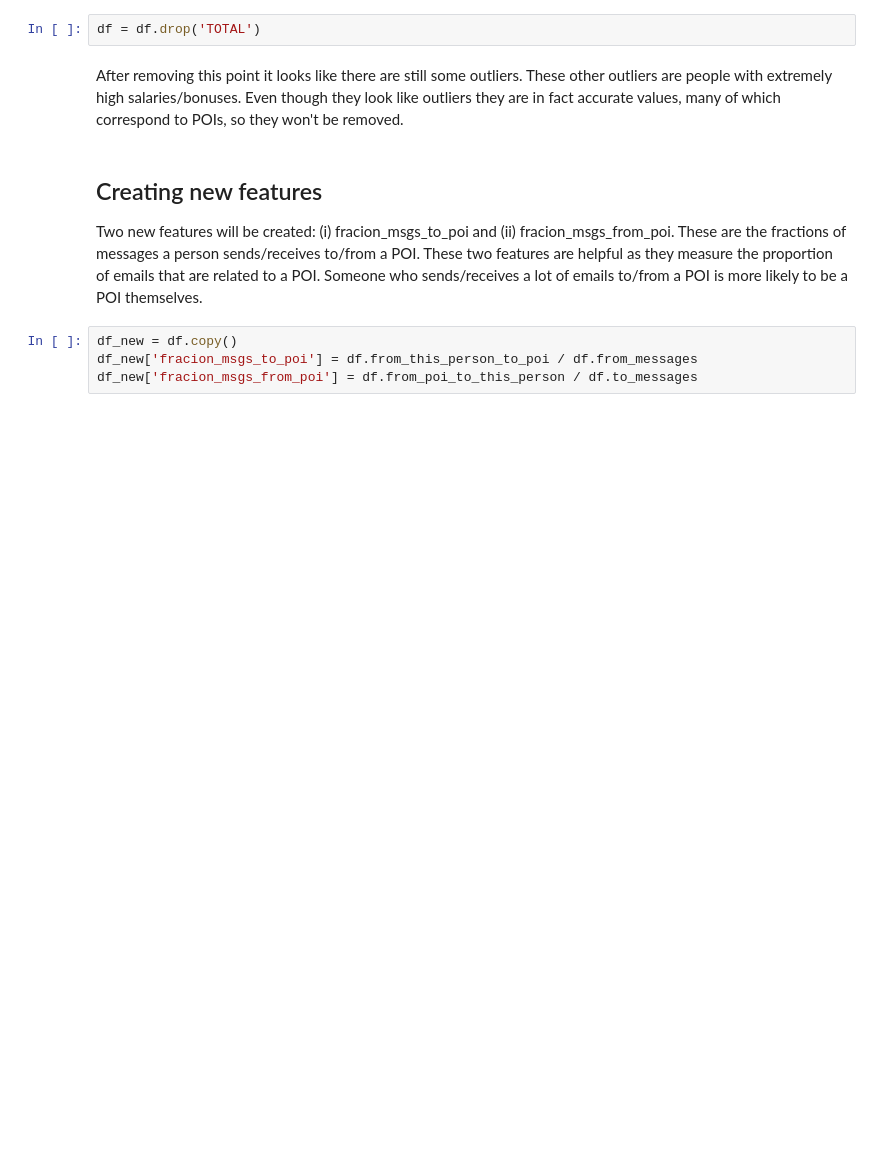
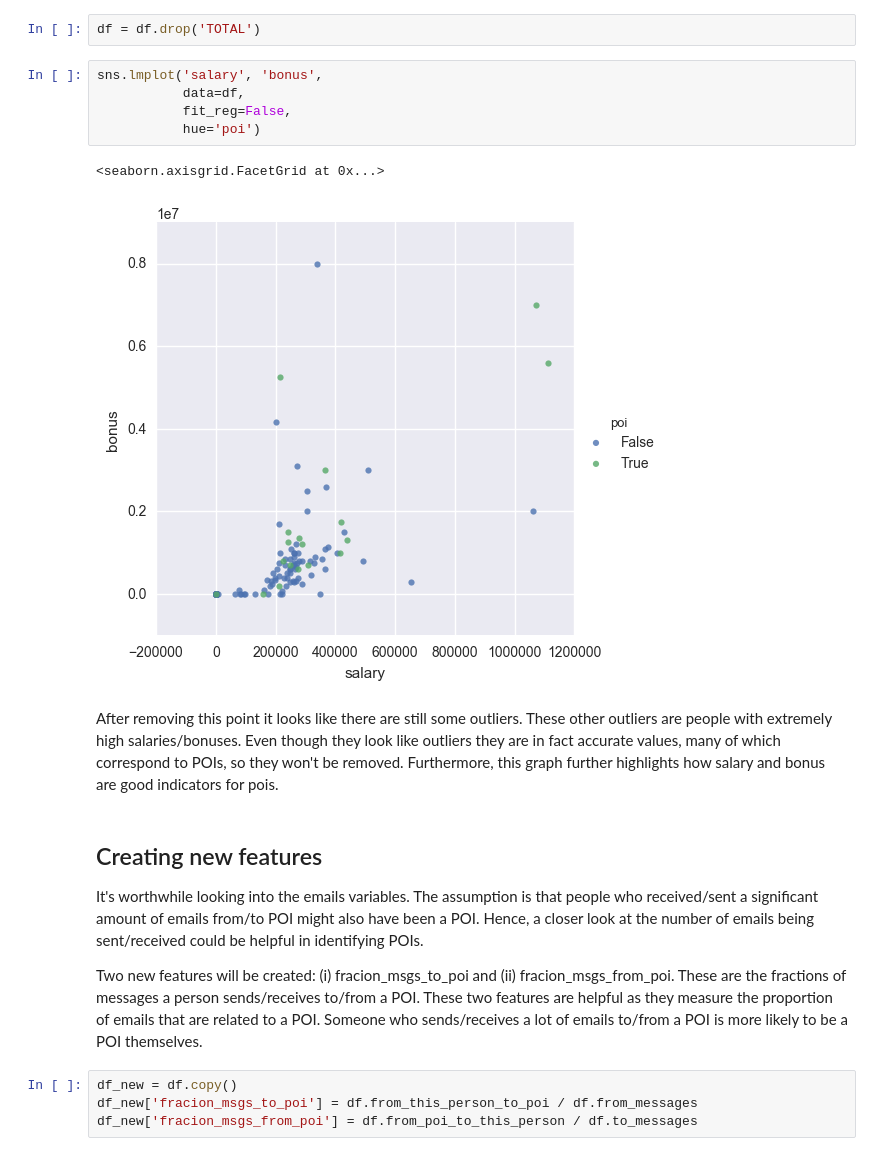
Before and after one commit to sian-nadin/enron_fraud, a Jupyter notebook: Enron Fraud.ipynb, the cells around one changed output. Saved outputs shown, nothing was run; the diff lists cells and outputs as text; blank space fills up the shorter version.

```diff
--- a/Enron Fraud.ipynb
+++ b/Enron Fraud.ipynb
@@ -98,11 +102,22 @@ sns.lmplot('total_payments', 'bonus',
 There is an obvious outlier in the plot above. After comparing the data point to the salary documents it turns out that this point is the 'TOTAL' value of all the listed salries. Since this doesn't represent anyone in particular it will be manually removed.
 # %%
 df = df.drop('TOTAL')
+# %%
+sns.lmplot('salary', 'bonus',
+           data=df,
+           fit_reg=False,
+           hue='poi')
+# %% [output]
+<seaborn.axisgrid.FacetGrid at 0x...>
+[figure, added]
 # %% [markdown]
-After removing this point it looks like there are still some outliers. These other outliers are people with extremely high salaries/bonuses. Even though they look like outliers they are in fact accurate values, many of which correspond to POIs, so they won't be removed.
+After removing this point it looks like there are still some outliers. These other outliers are people with extremely high salaries/bonuses. Even though they look like outliers they are in fact accurate values, many of which correspond to POIs, so they won't be removed. Furthermore, this graph further highlights how salary and bonus are good indicators for pois.
 # %% [markdown]
 ##  Creating new features
 
+
+It's worthwhile looking into the emails variables. The assumption is that people who received/sent a significant amount of emails from/to POI might also have been a POI. Hence, a closer look at the number of emails being sent/received could be helpful in identifying POIs.
+
 Two new features will be created: (i) fracion_msgs_to_poi and (ii) fracion_msgs_from_poi. These are the fractions of messages a person sends/receives to/from a POI. These two features are helpful as they measure the proportion of emails that are related to a POI. Someone who sends/receives a lot of emails to/from a POI is more likely to be a POI themselves.
 # %%
 df_new = df.copy()
```
Also changed, not shown: parts of 22 cells of this notebook.
